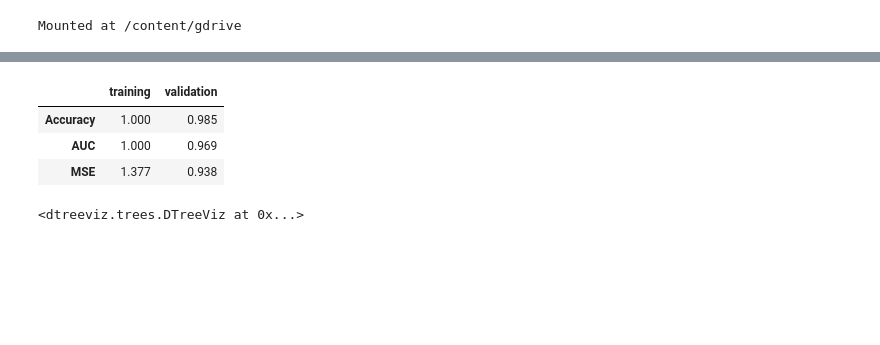
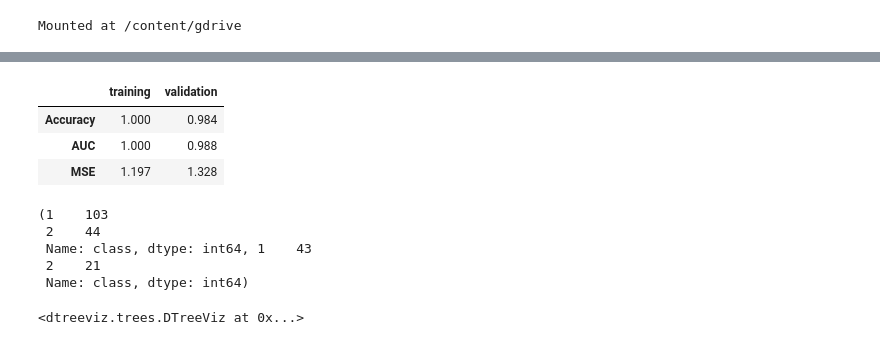
Before and after one commit to gowun/bio, a Jupyter notebook: final_editby_gowunjeong.ipynb, the cells around one changed output, grey strips where cells are left out. Drawn from its saved outputs; the diff is of its cells as text; code cells hidden in the pictures; blank space fills up the shorter version.

```diff
--- a/final_editby_gowunjeong.ipynb
+++ b/final_editby_gowunjeong.ipynb
@@ -46,7 +47,11 @@ from sklearn.metrics import confusion_matrix, accuracy_score, roc_auc_score, roc
 import matplotlib.pyplot as plt
 from dtreeviz.trees import *
 # %%
-df = pd.read_excel(home_path + 'ORIGINAL_grade_only.xlsx')
+#df = pd.read_excel(home_path + 'ORIGINAL_grade_only.xlsx')
+df = pd.read_excel(home_path + 'LATEST.xlsx')
+# %%
+drop_cols = ['comment', 'registration number', 'surgical number', 'report_diagnosis', 'TUBB2B', 'TUBB2B_1']
+df = df.drop(drop_cols, 1)
 # %%
 df.head()
 # %% [output]
@@ -58,0 +64,16 @@ df.head()
+# %%
+cols = []
+
+for i, c in enumerate(df.columns):
+  if i == 0:
+    cols.append('class')
+  else:
+    tt = c.split('_')[0]
+    if tt == 'synapto':
+      tt = 'synaptophysin'
+    if i % 2 == 1:
+      cols.append(f'{tt}_Intensity')
+    else:
+      cols.append(f'{tt}_Area')
+
+cols
@@ -59,3 +98,4 @@ df.head()
 # %%
+df.columns = cols
 df.shape
 # %% [output]
@@ -83,26 +145,34 @@ dtype: object
 # %%
-X = df.drop(columns=['seun_diagnosis'])
-y = df['seun_diagnosis']
+X = df.drop(columns=['class'])
+y = df['class']
 
-random = 468759
+random = 1234
 X_train, X_test, y_train, y_test = train_test_split(X, y, test_size=0.3, random_state=random)
 clf = DecisionTreeClassifier(random_state=random)
 clf.fit(X_train, y_train)
 train_pred = clf.predict(X_train)
 train_prob = clf.predict_proba(X_train)[:, 0]
 test_pred = clf.predict(X_test)
 test_prob = clf.predict_proba(X_test)[:, 0]
 performance = pd.DataFrame({
     'training': [accuracy_score(y_train, train_pred, normalize=True),
                  roc_auc_score(y_train, train_pred),
                  mean_squared_error(y_train, train_prob)],
     'validation': [accuracy_score(y_test, test_pred, normalize=True),
                    roc_auc_score(y_test, test_pred),
                    mean_squared_error(y_test, test_prob)]}, index=['Accuracy', 'AUC', 'MSE'])
 performance.round(3)
 # %% [output]
 |  | training | validation |
-| Accuracy | 1.000 | 0.985 |
-| AUC | 1.000 | 0.969 |
-| MSE | 1.377 | 0.938 |
+| Accuracy | 1.000 | 0.984 |
+| AUC | 1.000 | 0.988 |
+| MSE | 1.197 | 1.328 |
+# %%
+pd.value_counts(y_train), pd.value_counts(y_test)
+# %% [output]
+(1    103
+ 2    44
+ Name: class, dtype: int64, 1    43
+ 2    21
+ Name: class, dtype: int64)
 # %%
```
Also changed, not shown: parts of 9 cells of this notebook.
